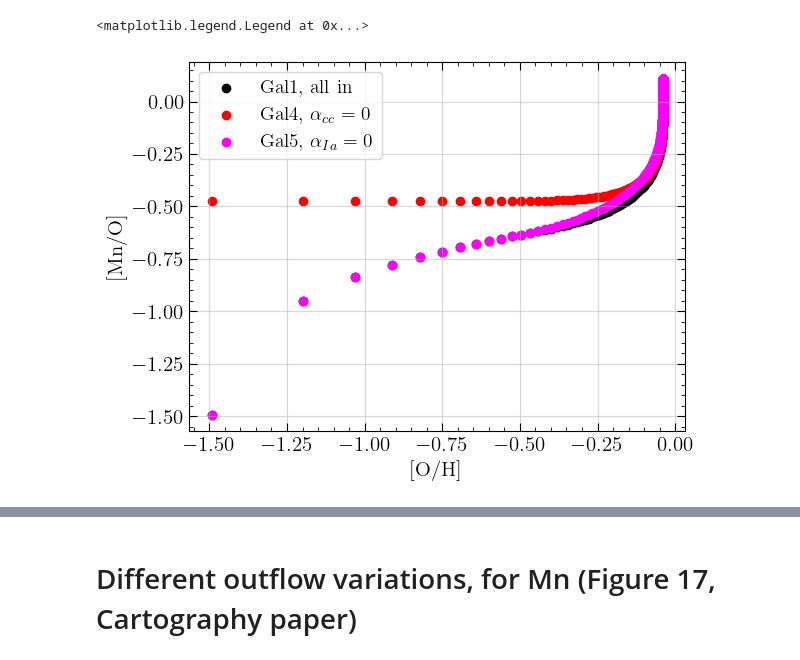
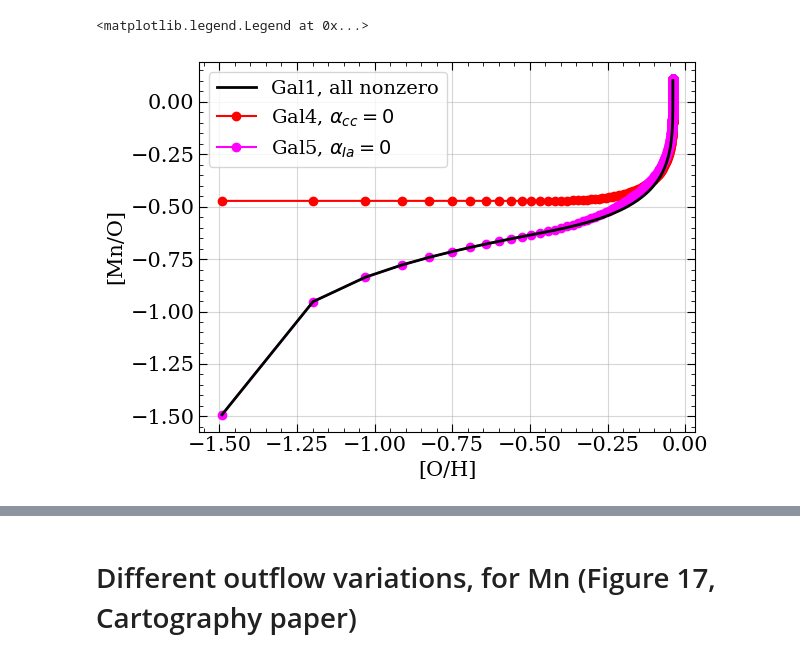
Before and after one commit to haniyehtajer/chemevo, a Jupyter notebook: examples/metallicity_dependance/Mn_try_v2.ipynb, the cells around one changed output, grey strips where cells are left out. Saved outputs shown, nothing was run; the diff lists cells and outputs as text; code cells hidden in the pictures.

```diff
--- a/examples/metallicity_dependance/Mn_try_v2.ipynb
+++ b/examples/metallicity_dependance/Mn_try_v2.ipynb
@@ -13,7 +13,7 @@ params = {
    'ytick.minor.visible': True,
    'xtick.labelsize': 15,
    'ytick.labelsize': 15,
-   'text.usetex': True, #to use TeX in your labels
+   'text.usetex': False, #to use TeX in your labels
    'font.family':'serif',
    'axes.titlesize': 15,
    'xtick.direction': 'in',
@@ -184,18 +228,18 @@ mask_tau_star = np.where(np.isclose(gal1.t, tau_star, atol=1/2*1e-2))
 mask_tau_Ia = np.where(np.isclose(gal1.t, tau_Ia, atol=1e-2))
 mask_t_D = np.where(np.isclose(gal1.t, t_D, atol=1/2*1e-2))
 # %%
-plt.scatter(gal1.O_H[1:], gal1.Mn_O[1:], label = 'Gal1, all in', color = 'black')
-plt.scatter(gal4.O_H[1:], gal4.Mn_O[1:], label = r'Gal4, $\alpha_{cc} = 0$', color = 'red')
-plt.scatter(gal5.O_H[1:], gal5.Mn_O[1:], label = r'Gal5, $\alpha_{Ia} = 0$', color = 'magenta')
+plt.plot(gal1.O_H[1:], gal1.Mn_O[1:], label = 'Gal1, all nonzero', color = 'black', marker='', zorder=4., lw=2)
+plt.plot(gal4.O_H[1:], gal4.Mn_O[1:], label = r'Gal4, $\alpha_{cc} = 0$', color = 'red', marker='o')
+plt.plot(gal5.O_H[1:], gal5.Mn_O[1:], label = r'Gal5, $\alpha_{Ia} = 0$', color = 'magenta', marker='o')
 
 #plt.axvline(gal1.O_H[mask_tau_sfh], label = r't = $\tau_{sfh}$', color = 'blue')
 #plt.axvline(gal1.O_H[mask_tau_star[0]], label = r't = $\tau_*$', color = 'navy', linestyle='--')
 #plt.axvline(gal1.O_H[mask_tau_Ia], label = r't = $\tau_{Ia}$', color = 'teal', linestyle=':')
 #plt.axvline(gal1.O_H[mask_t_D], label = r't = $t_D$', color = 'aqua', linestyle='-.')
 plt.xlabel('[O/H]')
 plt.ylabel('[Mn/O]')
 plt.grid('True', alpha = 0.5)
 plt.legend()
 # %% [output]
 <matplotlib.legend.Legend at 0x...>
-[figure, old version]
+[figure, new version]
```
Also changed, not shown: parts of 11 cells of this notebook, 2 other files.
